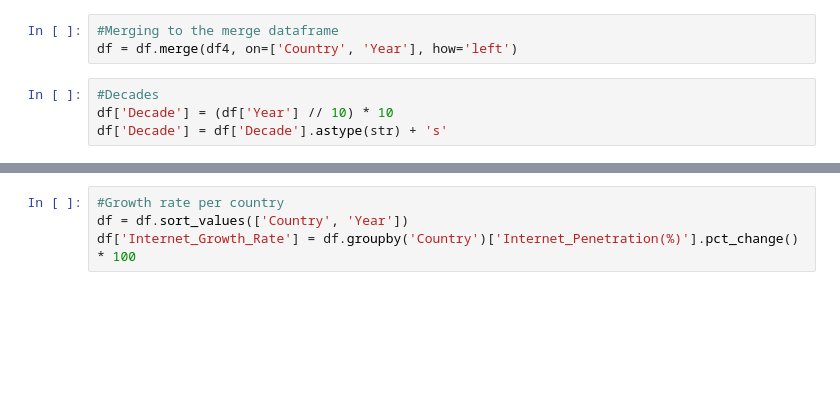
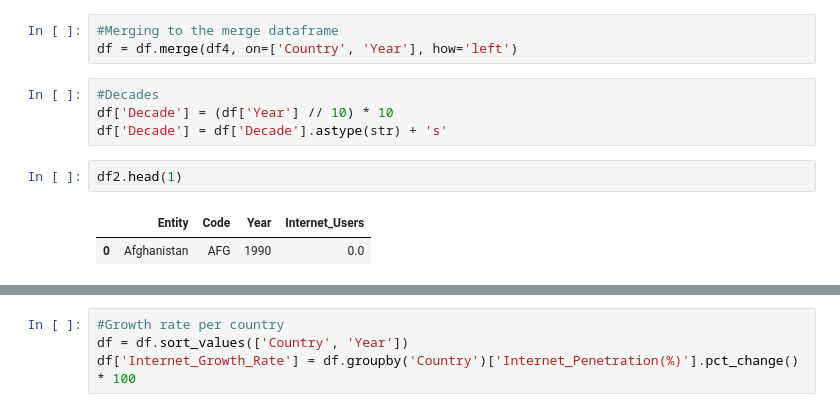
Before and after one commit to byronmorara59-prog/Data-Analysis-Capstone-Project, a Jupyter notebook: Project.ipynb, the cells around one changed output, grey strips where cells are left out. Saved outputs shown, nothing was run; the diff lists cells and outputs as text; blank space fills up the shorter version.

```diff
--- a/Project.ipynb
+++ b/Project.ipynb
@@ -285,6 +289,11 @@ df = df.merge(df4, on=['Country', 'Year'], how='left')
 #Decades
 df['Decade'] = (df['Year'] // 10) * 10
 df['Decade'] = df['Decade'].astype(str) + 's'
+# %%
+df2.head(1)
+# %% [output]
+|  | Entity | Code | Year | Internet_Users |
+| 0 | Afghanistan | AFG | 1990 | 0.0 |
 # %%
 #Categorzing the connectivity
 def connectivity(pct):
```
Also changed, not shown: parts of 15 cells of this notebook, 1 other file.
